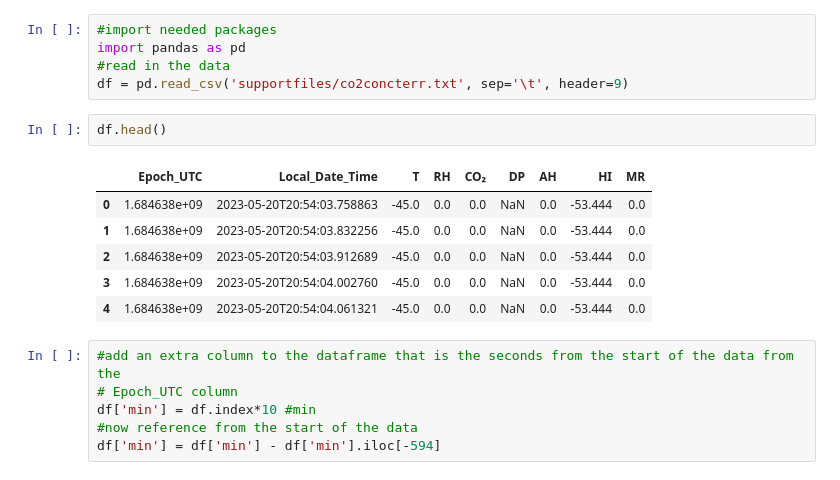
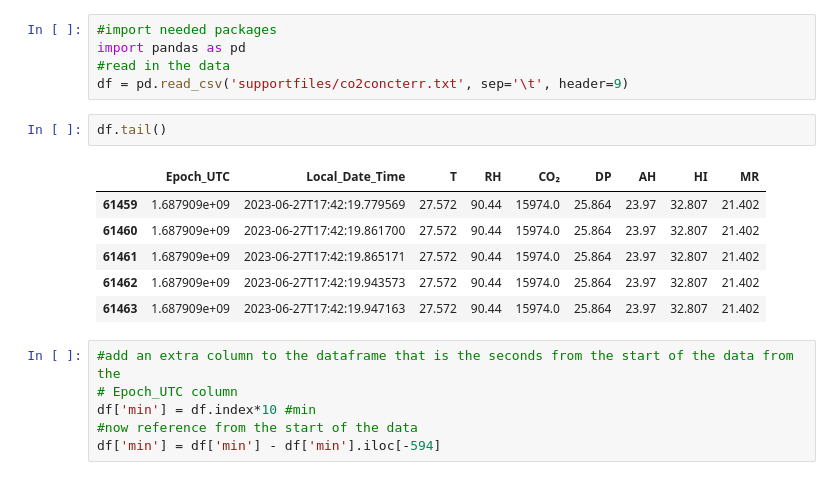
Before and after one commit to clint-bg/comptools, a Jupyter notebook: _build/jupyter_execute/lectures/07-DerivativesAgain.ipynb, the cells around one changed output. Cells and saved outputs as stored; diff of their text form.

```diff
--- a/_build/jupyter_execute/lectures/07-DerivativesAgain.ipynb
+++ b/_build/jupyter_execute/lectures/07-DerivativesAgain.ipynb
@@ -15,14 +15,14 @@ import pandas as pd
 #read in the data
 df = pd.read_csv('supportfiles/co2concterr.txt', sep='\t', header=9)
 # %%
-df.head()
+df.tail()
 # %% [output]
 |  | Epoch_UTC | Local_Date_Time | T | RH | CO₂ | DP | AH | HI | MR |
-| 0 | 1.684638e+09 | 2023-05-20T20:54:03.758863 | -45.0 | 0.0 | 0.0 | NaN | 0.0 | -53.444 | 0.0 |
-| 1 | 1.684638e+09 | 2023-05-20T20:54:03.832256 | -45.0 | 0.0 | 0.0 | NaN | 0.0 | -53.444 | 0.0 |
-| 2 | 1.684638e+09 | 2023-05-20T20:54:03.912689 | -45.0 | 0.0 | 0.0 | NaN | 0.0 | -53.444 | 0.0 |
-| 3 | 1.684638e+09 | 2023-05-20T20:54:04.002760 | -45.0 | 0.0 | 0.0 | NaN | 0.0 | -53.444 | 0.0 |
-| 4 | 1.684638e+09 | 2023-05-20T20:54:04.061321 | -45.0 | 0.0 | 0.0 | NaN | 0.0 | -53.444 | 0.0 |
+| 61459 | 1.687909e+09 | 2023-06-27T17:42:19.779569 | 27.572 | 90.44 | 15974.0 | 25.864 | 23.97 | 32.807 | 21.402 |
+| 61460 | 1.687909e+09 | 2023-06-27T17:42:19.861700 | 27.572 | 90.44 | 15974.0 | 25.864 | 23.97 | 32.807 | 21.402 |
+| 61461 | 1.687909e+09 | 2023-06-27T17:42:19.865171 | 27.572 | 90.44 | 15974.0 | 25.864 | 23.97 | 32.807 | 21.402 |
+| 61462 | 1.687909e+09 | 2023-06-27T17:42:19.943573 | 27.572 | 90.44 | 15974.0 | 25.864 | 23.97 | 32.807 | 21.402 |
+| 61463 | 1.687909e+09 | 2023-06-27T17:42:19.947163 | 27.572 | 90.44 | 15974.0 | 25.864 | 23.97 | 32.807 | 21.402 |
 # %%
 #add an extra column to the dataframe that is the seconds from the start of the data from the
 # Epoch_UTC column
```
Also changed, not shown: 47 other files.
